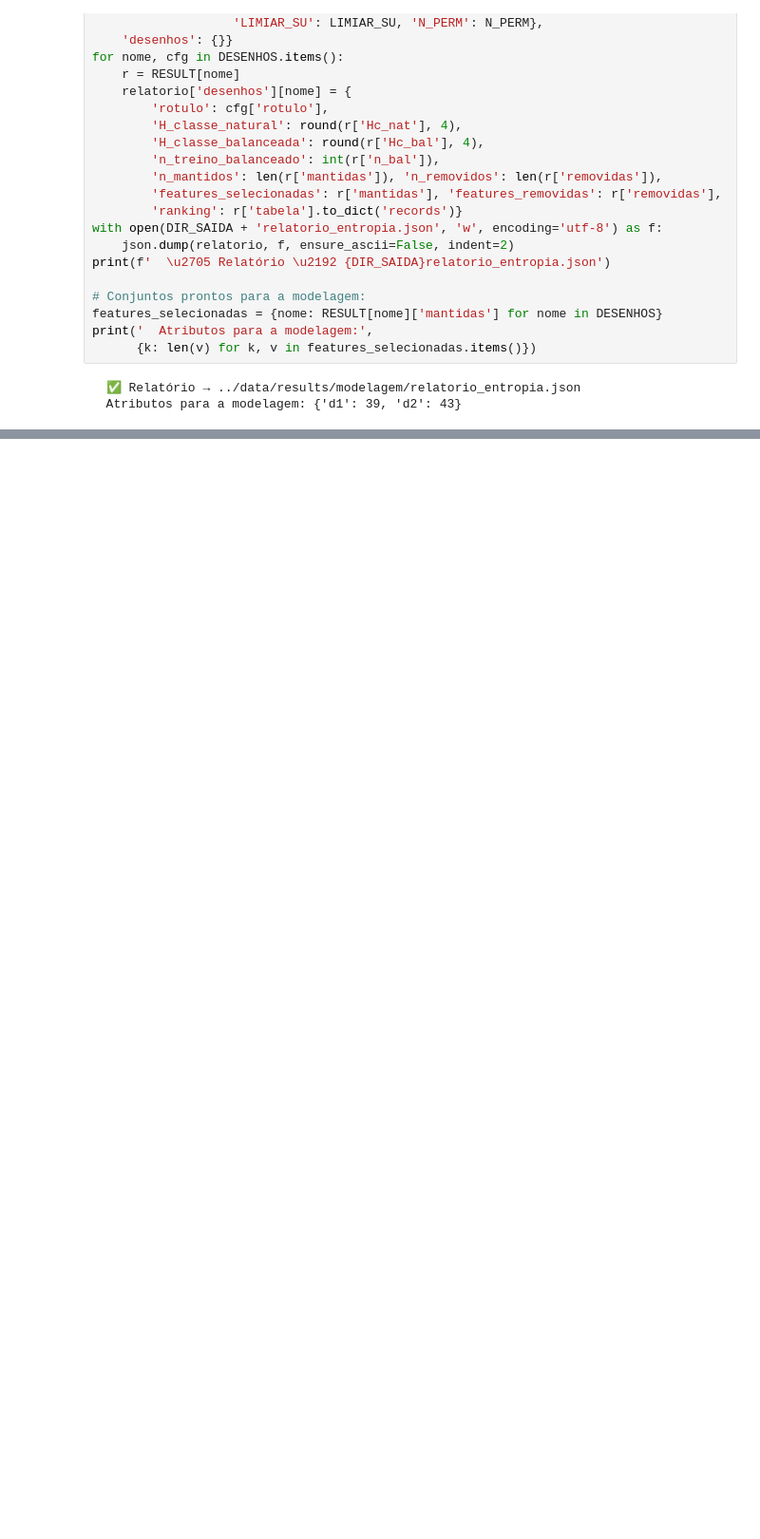
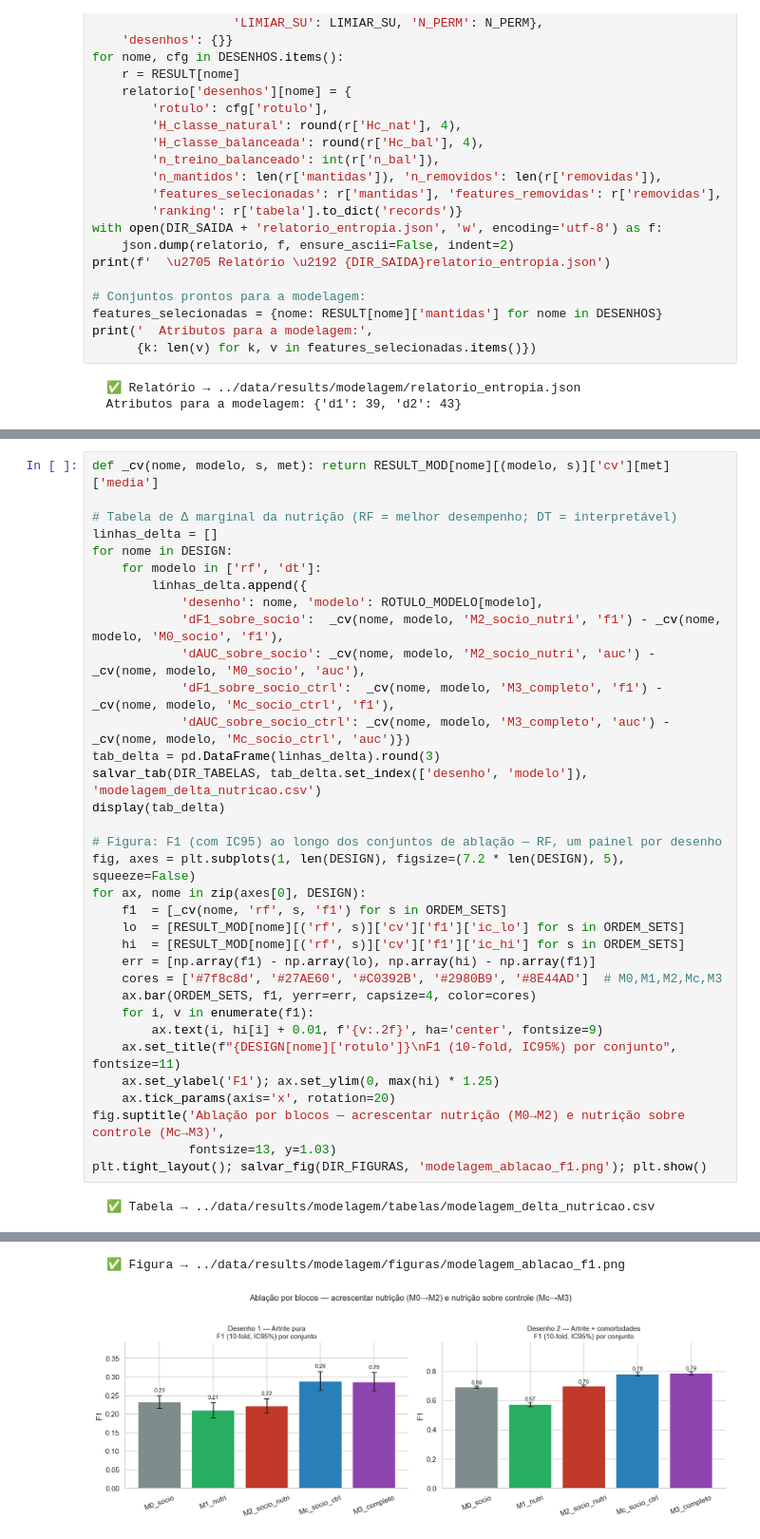
Before and after one commit to pedrinndias/Projeto-PNS-2019, a Jupyter notebook: notebooks/06_modelagem_ml.ipynb, the cells around one changed output, grey strips where cells are left out. Shown at 95% size. Cells and saved outputs as stored; diff of their text form; blank space fills up the shorter version.

```diff
--- a/notebooks/06_modelagem_ml.ipynb
+++ b/notebooks/06_modelagem_ml.ipynb
@@ -354,0 +495,36 @@ esqueleto de `proxima_fase.md` §2:
+# %%
+def _cv(nome, modelo, s, met): return RESULT_MOD[nome][(modelo, s)]['cv'][met]['media']
+
+# Tabela de Δ marginal da nutrição (RF = melhor desempenho; DT = interpretável)
+linhas_delta = []
+for nome in DESIGN:
+    for modelo in ['rf', 'dt']:
+        linhas_delta.append({
+            'desenho': nome, 'modelo': ROTULO_MODELO[modelo],
+            'dF1_sobre_socio':  _cv(nome, modelo, 'M2_socio_nutri', 'f1') - _cv(nome, modelo, 'M0_socio', 'f1'),
+            'dAUC_sobre_socio': _cv(nome, modelo, 'M2_socio_nutri', 'auc') - _cv(nome, modelo, 'M0_socio', 'auc'),
+            'dF1_sobre_socio_ctrl':  _cv(nome, modelo, 'M3_completo', 'f1') - _cv(nome, modelo, 'Mc_socio_ctrl', 'f1'),
+            'dAUC_sobre_socio_ctrl': _cv(nome, modelo, 'M3_completo', 'auc') - _cv(nome, modelo, 'Mc_socio_ctrl', 'auc')})
+tab_delta = pd.DataFrame(linhas_delta).round(3)
+salvar_tab(DIR_TABELAS, tab_delta.set_index(['desenho', 'modelo']), 'modelagem_delta_nutricao.csv')
+display(tab_delta)
+
+# Figura: F1 (com IC95) ao longo dos conjuntos de ablação — RF, um painel por desenho
+fig, axes = plt.subplots(1, len(DESIGN), figsize=(7.2 * len(DESIGN), 5), squeeze=False)
+for ax, nome in zip(axes[0], DESIGN):
+    f1  = [_cv(nome, 'rf', s, 'f1') for s in ORDEM_SETS]
+    lo  = [RESULT_MOD[nome][('rf', s)]['cv']['f1']['ic_lo'] for s in ORDEM_SETS]
+    hi  = [RESULT_MOD[nome][('rf', s)]['cv']['f1']['ic_hi'] for s in ORDEM_SETS]
+    err = [np.array(f1) - np.array(lo), np.array(hi) - np.array(f1)]
+    cores = ['#7f8c8d', '#27AE60', '#C0392B', '#2980B9', '#8E44AD']  # M0,M1,M2,Mc,M3
+    ax.bar(ORDEM_SETS, f1, yerr=err, capsize=4, color=cores)
+    for i, v in enumerate(f1):
+        ax.text(i, hi[i] + 0.01, f'{v:.2f}', ha='center', fontsize=9)
+    ax.set_title(f"{DESIGN[nome]['rotulo']}\nF1 (10-fold, IC95%) por conjunto", fontsize=11)
+    ax.set_ylabel('F1'); ax.set_ylim(0, max(hi) * 1.25)
+    ax.tick_params(axis='x', rotation=20)
+fig.suptitle('Ablação por blocos — acrescentar nutrição (M0→M2) e nutrição sobre controle (Mc→M3)',
+             fontsize=13, y=1.03)
+plt.tight_layout(); salvar_fig(DIR_FIGURAS, 'modelagem_ablacao_f1.png'); plt.show()
+# %% [output]
+  ✅ Tabela → ../data/results/modelagem/tabelas/modelagem_delta_nutricao.csv
@@ -354,0 +536,2 @@ esqueleto de `proxima_fase.md` §2:
+  ✅ Figura → ../data/results/modelagem/figuras/modelagem_ablacao_f1.png
+[figure, added]
```
Also changed, not shown: parts of 16 cells of this notebook, 6 other files.
